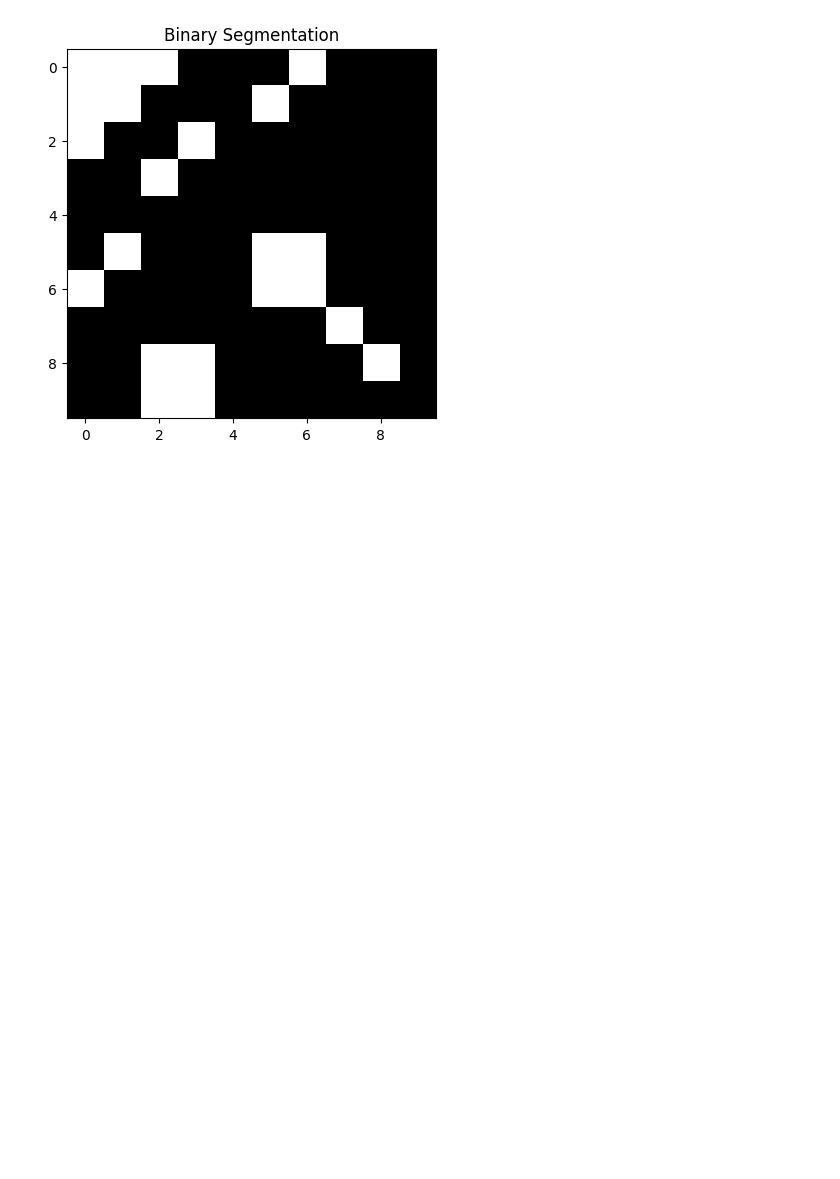
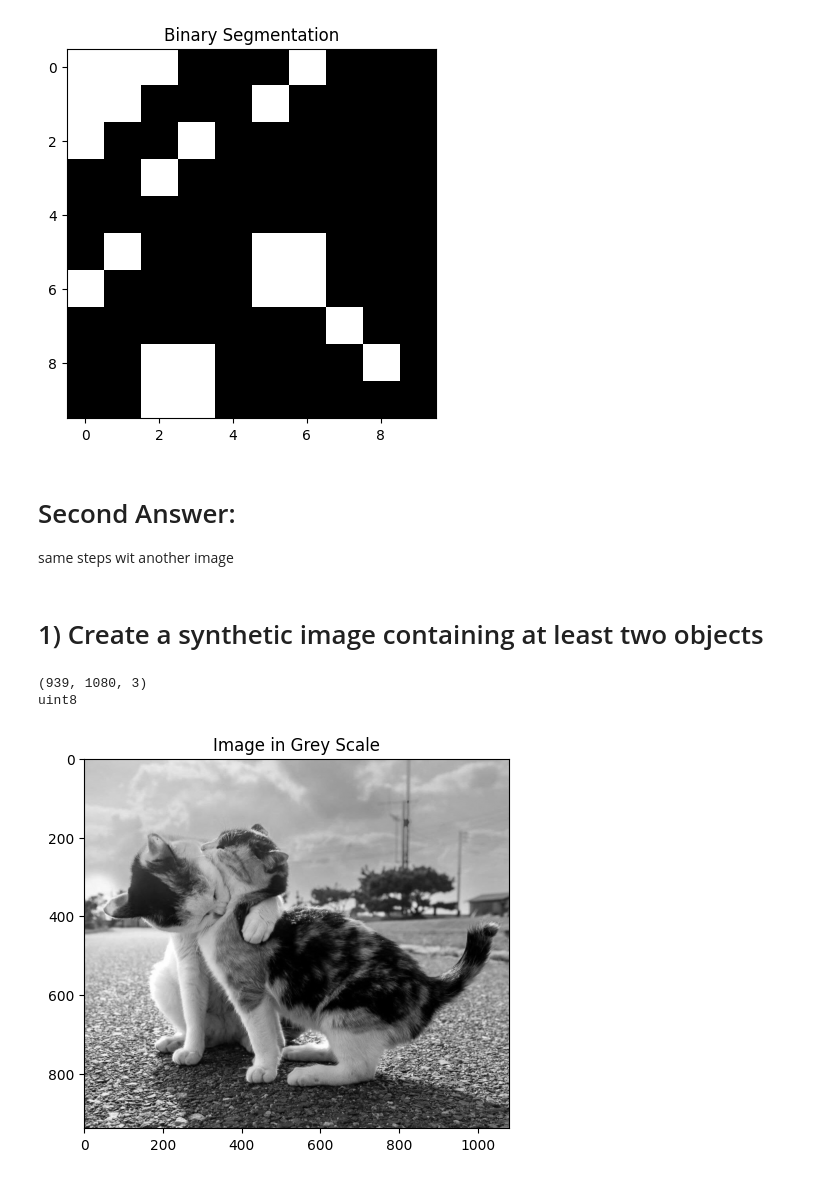
Before and after one commit to saudi-girl/DIP-AI342, a Jupyter notebook: AI342Lab1.ipynb, the cells around one changed output. Cells and saved outputs as stored; diff of their text form; code cells hidden in the pictures; blank space fills up the shorter version.

```diff
--- a/AI342Lab1.ipynb
+++ b/AI342Lab1.ipynb
@@ -380,3 +380,23 @@ plt.title("Binary Segmentation")
 plt.show()
 # %% [output]
 [figure]
+# %% [markdown]
+# Second Answer:
+same steps wit another image
+# %% [markdown]
+# 1) Create a synthetic image containing at least two objects
+# %%
+from matplotlib.image import imread
+
+image3 = imread('2obj.jpg')
+print(image3.shape)
+print(image.dtype)
+
+gray3 = image3.mean(axis=2)
+plt.imshow(gray3, cmap='gray')
+plt.title("Image in Grey Scale")
+plt.show()
+# %% [output]
+(939, 1080, 3)
+uint8
+[figure, added]
```
Also changed, not shown: parts of 6 cells of this notebook.
